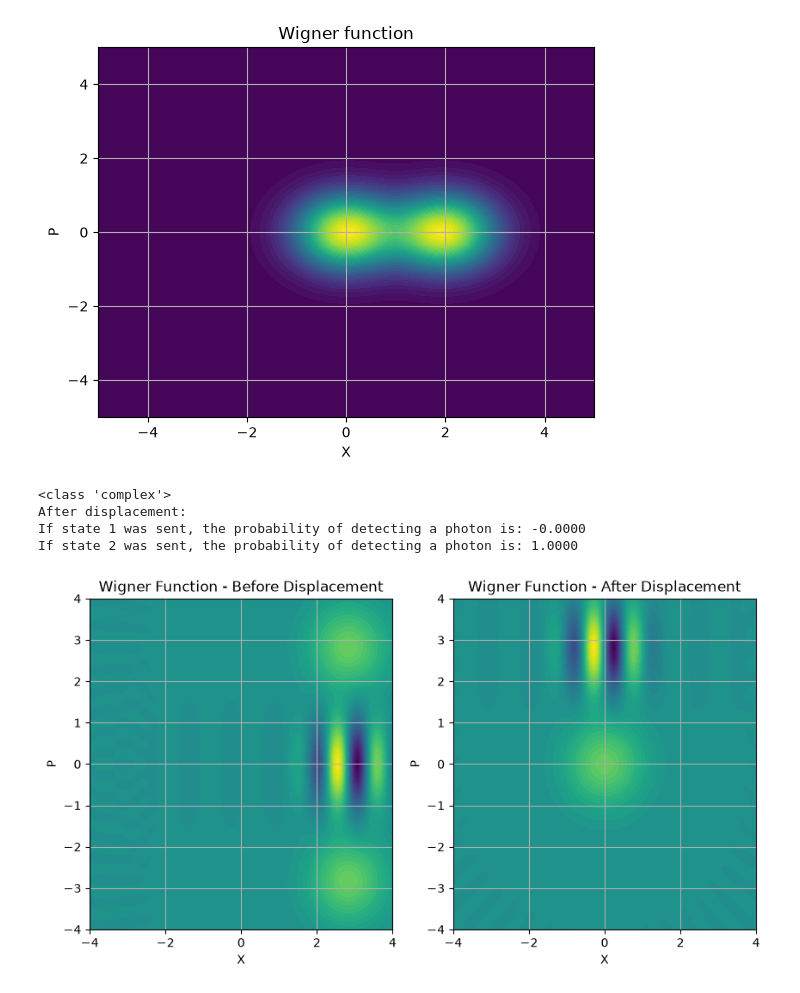
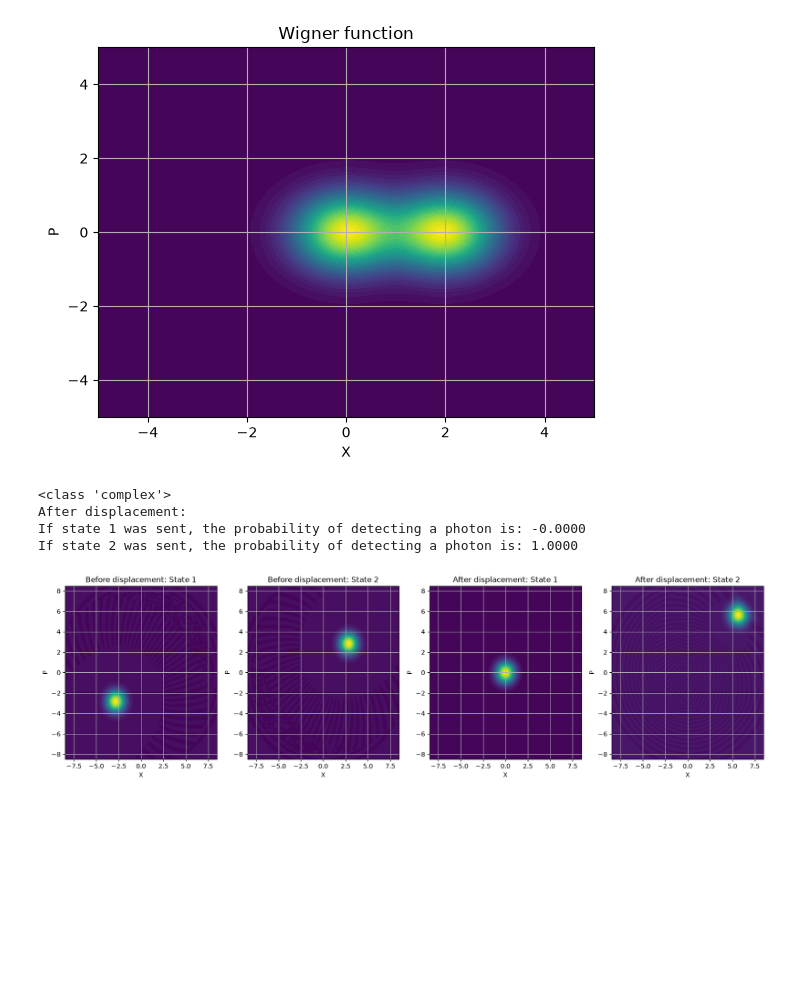
Before and after one commit to eskildpra/Dolinar-Receiver, a Jupyter notebook: test.ipynb, the cells around one changed output. Cells and saved outputs as stored; diff of their text form; code cells hidden in the pictures; blank space fills up the shorter version.

```diff
--- a/test.ipynb
+++ b/test.ipynb
@@ -75,42 +75,38 @@ def kennedy_receiver(coherent1, coherent2):
     prob_of_one1 = 1 - prob_of_zero1
     prob_of_one2 = 1 - prob_of_zero2
     #plot the before displacement and after displacement states in phase space
-    fig, (ax1, ax2) = plt.subplots(1, 2, figsize=(10, 5))
-    before = coherent1 + coherent2
-    after = displaced1 + displaced2
+    fig, (ax1, ax2, ax3, ax4) = plt.subplots(1, 4, figsize=(20, 5))
     print(type(alpha1))
-    maxR = np.max([alpha1.real, alpha2.real])
-    maxI = np.max([alpha1.imag, alpha2.imag])
-    plot_ranges_from_alpha = max(maxR, maxI)
-    if plot_ranges_from_alpha < 0:
-        plot_ranges_from_alpha -= 2
-    elif plot_ranges_from_alpha > 0:
-        plot_ranges_from_alpha += 2
-    before_wigner = qt.wigner(before, np.linspace(-plot_ranges_from_alpha, plot_ranges_from_alpha, 100), np.linspace(-plot_ranges_from_alpha, plot_ranges_from_alpha, 100))
-    after_wigner = qt.wigner(after, np.linspace(-plot_ranges_from_alpha, plot_ranges_from_alpha, 100), np.linspace(-plot_ranges_from_alpha, plot_ranges_from_alpha, 100))
-    ax1.contourf(np.linspace(-plot_ranges_from_alpha, plot_ranges_from_alpha, 100), np.linspace(-plot_ranges_from_alpha, plot_ranges_from_alpha, 100), before_wigner, 50)
-    ax1.set_title('Wigner Function - Before Displacement')
-    ax1.set_xlabel('X')
-    ax1.set_ylabel('P')
-    ax2.contourf(np.linspace(-plot_ranges_from_alpha, plot_ranges_from_alpha, 100), np.linspace(-plot_ranges_from_alpha, plot_ranges_from_alpha, 100), after_wigner, 50)
-    ax2.set_title('Wigner Function - After Displacement')
-    ax2.set_xlabel('X')
-    ax2.set_ylabel('P')
-    ax1.grid()
-    ax2.grid()
+    maxR = np.max([np.abs(alpha1.real), np.abs(alpha2.real)])
+    maxI = np.max([np.abs(alpha1.imag), np.abs(alpha2.imag)])
+    plot_ranges_from_alpha = max(maxR, maxI) *3*np.sqrt(2)
+    before_wigner1 = qt.wigner(coherent1, np.linspace(-plot_ranges_from_alpha, plot_ranges_from_alpha, 100), np.linspace(-plot_ranges_from_alpha, plot_ranges_from_alpha, 100))
+    before_wigner2 = qt.wigner(coherent2, np.linspace(-plot_ranges_from_alpha, plot_ranges_from_alpha, 100), np.linspace(-plot_ranges_from_alpha, plot_ranges_from_alpha, 100))
+    after_wigner1 = qt.wigner(displaced1, np.linspace(-plot_ranges_from_alpha, plot_ranges_from_alpha, 100), np.linspace(-plot_ranges_from_alpha, plot_ranges_from_alpha, 100))
+    after_wigner2 = qt.wigner(displaced2, np.linspace(-plot_ranges_from_alpha, plot_ranges_from_alpha, 100), np.linspace(-plot_ranges_from_alpha, plot_ranges_from_alpha, 100))
+    wigner_list = [before_wigner1, before_wigner2, after_wigner1, after_wigner2]
+    for ax in [ax1, ax2, ax3, ax4]:
+        ax.contourf(np.linspace(-plot_ranges_from_alpha, plot_ranges_from_alpha, 100), np.linspace(-plot_ranges_from_alpha, plot_ranges_from_alpha, 100), wigner_list.pop(0), 50)
+        ax.set_xlabel('X')
+        ax.set_ylabel('P')
+        ax.grid()
+    ax1.set_title('Before displacement: State 1')
+    ax2.set_title('Before displacement: State 2')
+    ax3.set_title('After displacement: State 1')
+    ax4.set_title('After displacement: State 2')
     print("After displacement:")
     print(f"If state 1 was sent, the probability of detecting a photon is: {prob_of_one1:.4f}")
     print(f"If state 2 was sent, the probability of detecting a photon is: {prob_of_one2:.4f}")
 # %%
 N = 50
-alpha1 = 2 - 2j
+alpha1 = -2 - 2j
 alpha2 = 2 + 2j
 coherent1 = qt.coherent(N, alpha1)
 coherent2 = qt.coherent(N, alpha2)
 kennedy_receiver(coherent1, coherent2)
 # %% [output]
 <class 'complex'>
 After displacement:
 If state 1 was sent, the probability of detecting a photon is: -0.0000
 If state 2 was sent, the probability of detecting a photon is: 1.0000
-[figure, old version]
+[figure, new version]
```
